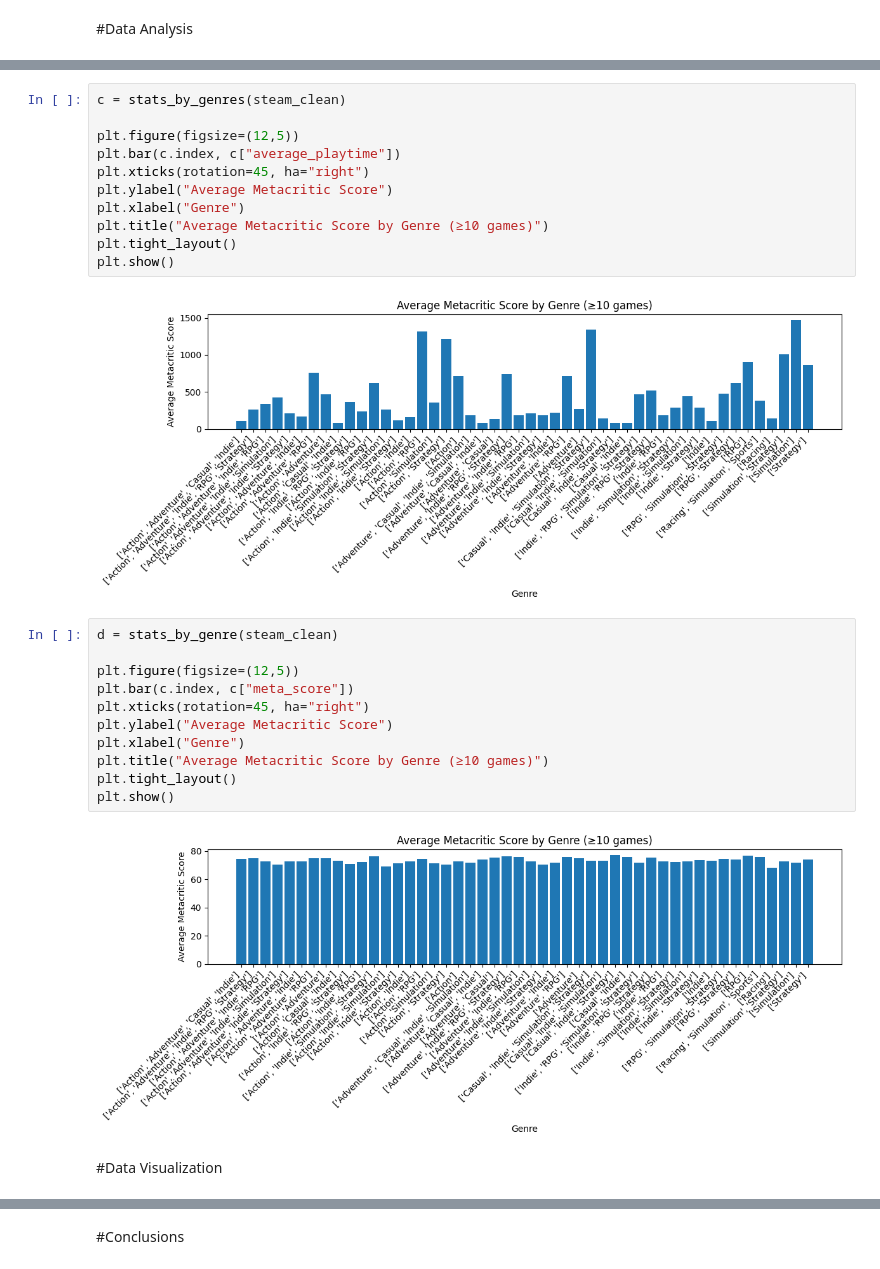
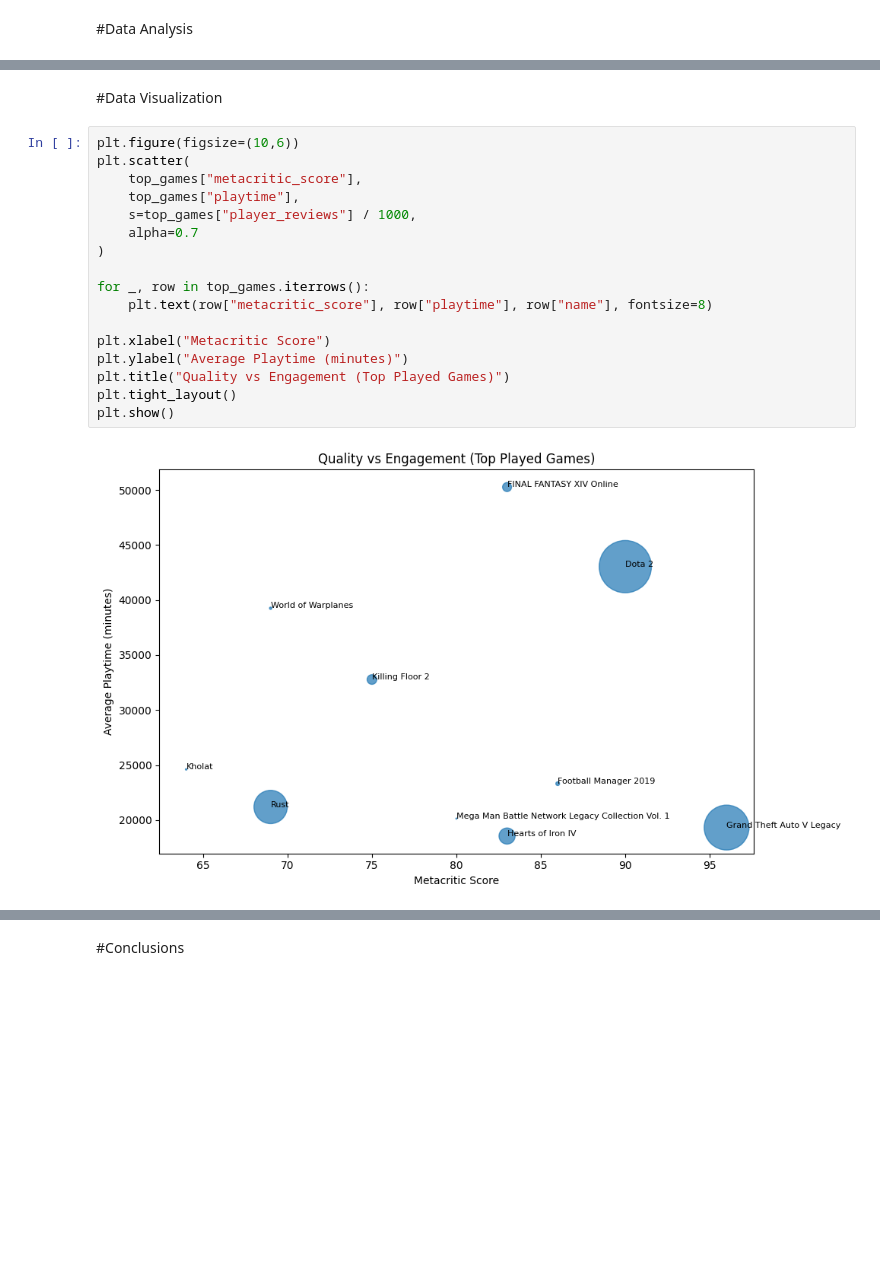
Before and after one commit to Wasian98/MATH-120-Final-Project, a Jupyter notebook: MATH_120_Final_Project_Notebook.ipynb, the cells around one changed output, grey strips where cells are left out. Drawn from its saved outputs; the diff is of its cells as text; blank space fills up the shorter version.

```diff
--- a/MATH_120_Final_Project_Notebook.ipynb
+++ b/MATH_120_Final_Project_Notebook.ipynb
@@ -136,28 +157,21 @@ genres
-# %%
-c = stats_by_genres(steam_clean)
-
-plt.figure(figsize=(12,5))
-plt.bar(c.index, c["average_playtime"])
-plt.xticks(rotation=45, ha="right")
-plt.ylabel("Average Metacritic Score")
-plt.xlabel("Genre")
-plt.title("Average Metacritic Score by Genre (≥10 games)")
-plt.tight_layout()
-plt.show()
-# %% [output]
-[figure, removed]
-# %%
-d = stats_by_genre(steam_clean)
-
-plt.figure(figsize=(12,5))
-plt.bar(c.index, c["meta_score"])
-plt.xticks(rotation=45, ha="right")
-plt.ylabel("Average Metacritic Score")
-plt.xlabel("Genre")
-plt.title("Average Metacritic Score by Genre (≥10 games)")
-plt.tight_layout()
-plt.show()
-# %% [output]
-[figure, removed]
 # %% [markdown]
 #Data Visualization
+# %%
+plt.figure(figsize=(10,6))
+plt.scatter(
+    top_games["metacritic_score"],
+    top_games["playtime"],
+    s=top_games["player_reviews"] / 1000,
+    alpha=0.7
+)
+
+for _, row in top_games.iterrows():
+    plt.text(row["metacritic_score"], row["playtime"], row["name"], fontsize=8)
+
+plt.xlabel("Metacritic Score")
+plt.ylabel("Average Playtime (minutes)")
+plt.title("Quality vs Engagement (Top Played Games)")
+plt.tight_layout()
+plt.show()
+# %% [output]
+[figure, added]
```
Also changed, not shown: parts of 10 cells of this notebook.
